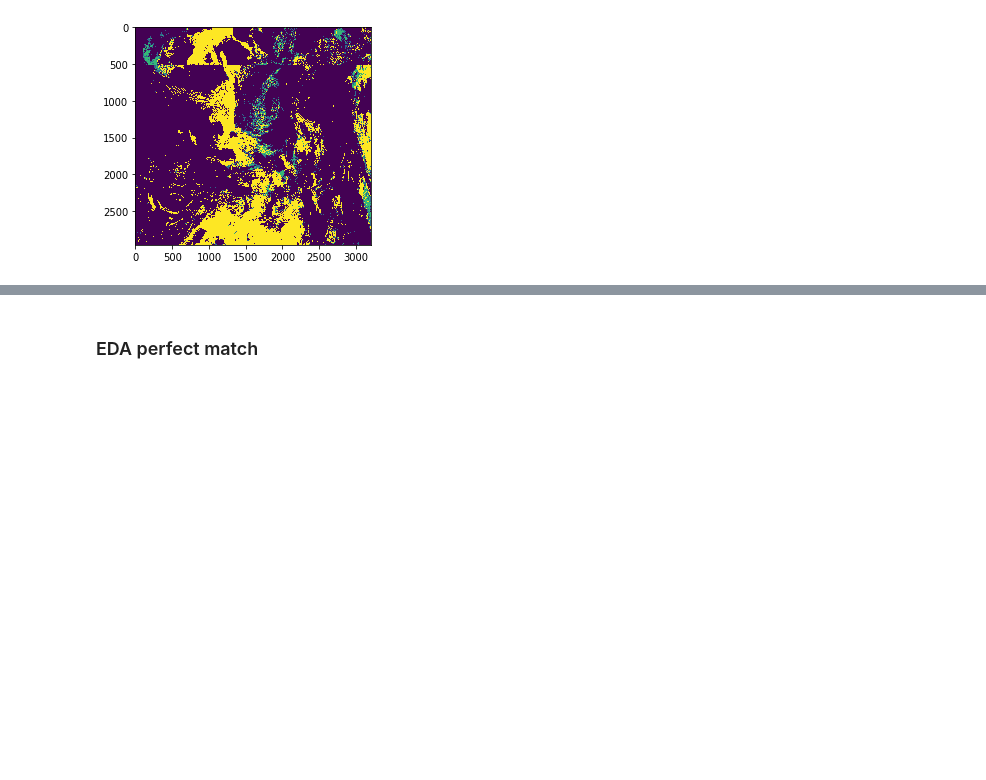
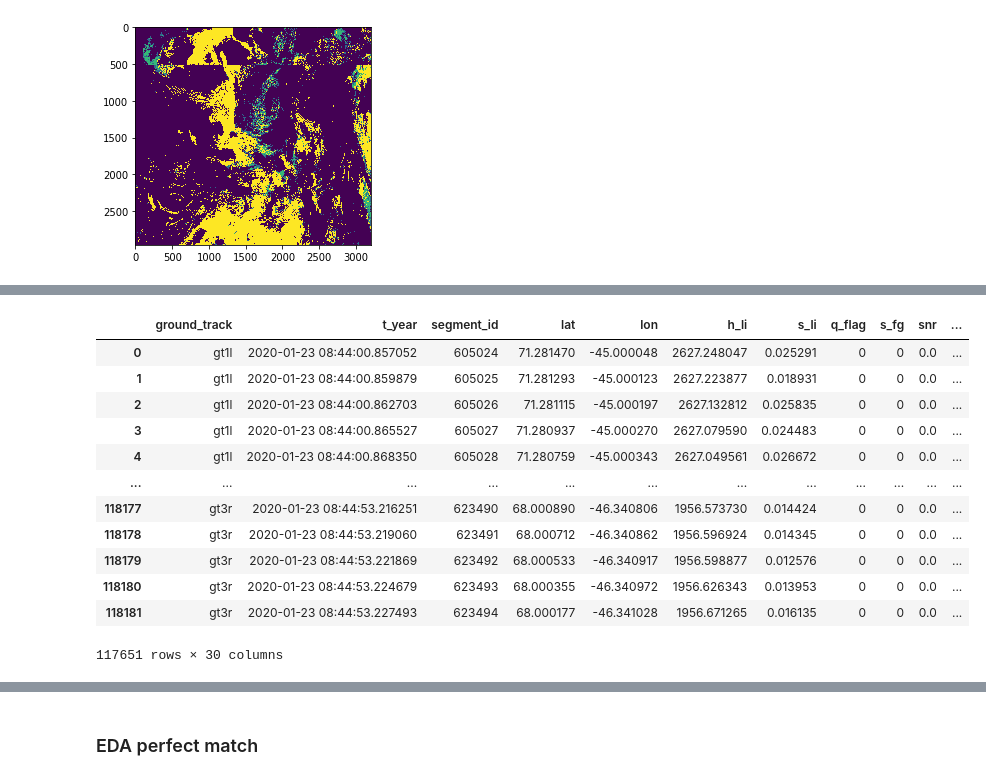
Before and after one commit to ICESAT-2HackWeek/CloudMask, a Jupyter notebook: CloudMask.ipynb, the cells around one changed output, grey strips where cells are left out. Drawn from its saved outputs; the diff is of its cells as text; code cells hidden in the pictures; blank space fills up the shorter version.

```diff
--- a/CloudMask.ipynb
+++ b/CloudMask.ipynb
@@ -401,0 +421,16 @@ You already donwload all the requiered files
+# %%
+dict_VIIRS2ATL[list_keys[4]]
+# %% [output]
+|  | ground_track | t_year | segment_id | lat | lon | h_li | s_li | q_flag | s_fg | snr | ... |
+| 0 | gt1l | 2020-01-23 08:44:00.857052 | 605024 | 71.281470 | -45.000048 | 2627.248047 | 0.025291 | 0 | 0 | 0.0 | ... |
+| 1 | gt1l | 2020-01-23 08:44:00.859879 | 605025 | 71.281293 | -45.000123 | 2627.223877 | 0.018931 | 0 | 0 | 0.0 | ... |
+| 2 | gt1l | 2020-01-23 08:44:00.862703 | 605026 | 71.281115 | -45.000197 | 2627.132812 | 0.025835 | 0 | 0 | 0.0 | ... |
+| 3 | gt1l | 2020-01-23 08:44:00.865527 | 605027 | 71.280937 | -45.000270 | 2627.079590 | 0.024483 | 0 | 0 | 0.0 | ... |
+| 4 | gt1l | 2020-01-23 08:44:00.868350 | 605028 | 71.280759 | -45.000343 | 2627.049561 | 0.026672 | 0 | 0 | 0.0 | ... |
+| ... | ... | ... | ... | ... | ... | ... | ... | ... | ... | ... | ... |
+| 118177 | gt3r | 2020-01-23 08:44:53.216251 | 623490 | 68.000890 | -46.340806 | 1956.573730 | 0.014424 | 0 | 0 | 0.0 | ... |
+| 118178 | gt3r | 2020-01-23 08:44:53.219060 | 623491 | 68.000712 | -46.340862 | 1956.596924 | 0.014345 | 0 | 0 | 0.0 | ... |
+| 118179 | gt3r | 2020-01-23 08:44:53.221869 | 623492 | 68.000533 | -46.340917 | 1956.598877 | 0.012576 | 0 | 0 | 0.0 | ... |
+| 118180 | gt3r | 2020-01-23 08:44:53.224679 | 623493 | 68.000355 | -46.340972 | 1956.626343 | 0.013953 | 0 | 0 | 0.0 | ... |
+| 118181 | gt3r | 2020-01-23 08:44:53.227493 | 623494 | 68.000177 | -46.341028 | 1956.671265 | 0.016135 | 0 | 0 | 0.0 | ... |
+117651 rows × 30 columns
```
Also changed, not shown: parts of 31 cells of this notebook.
